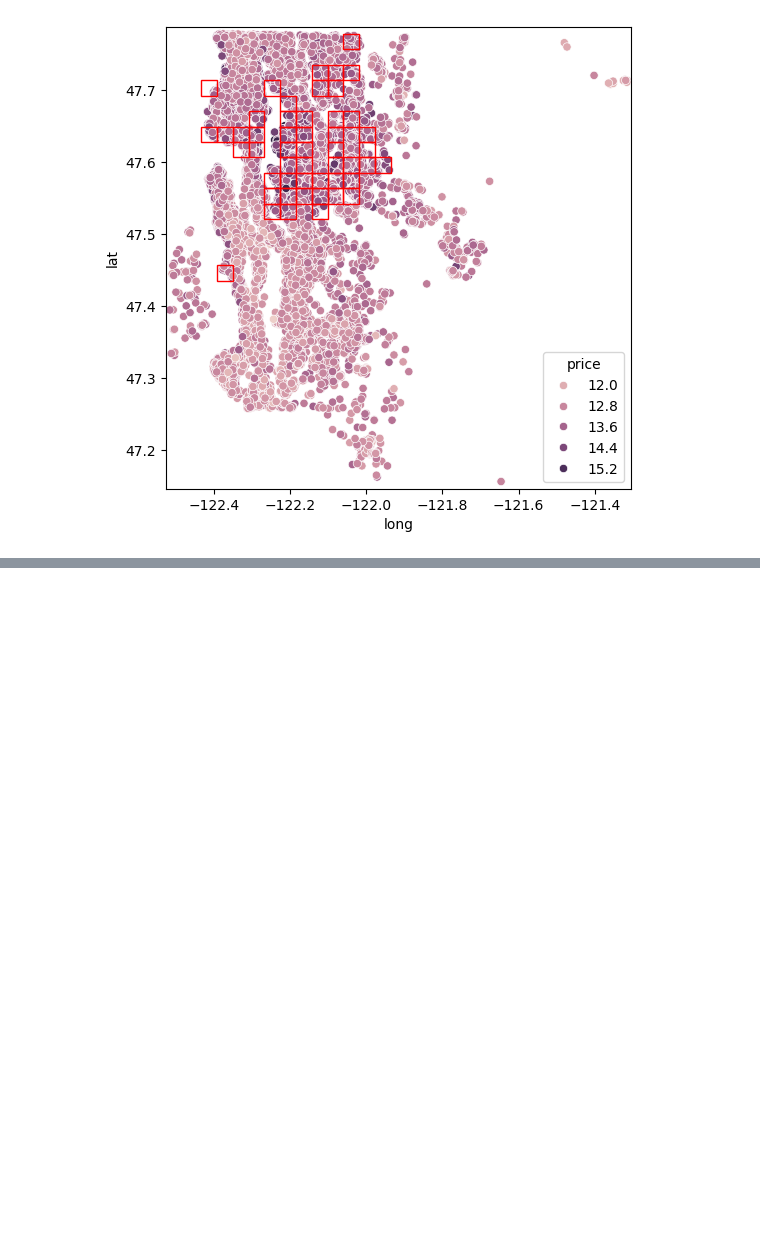
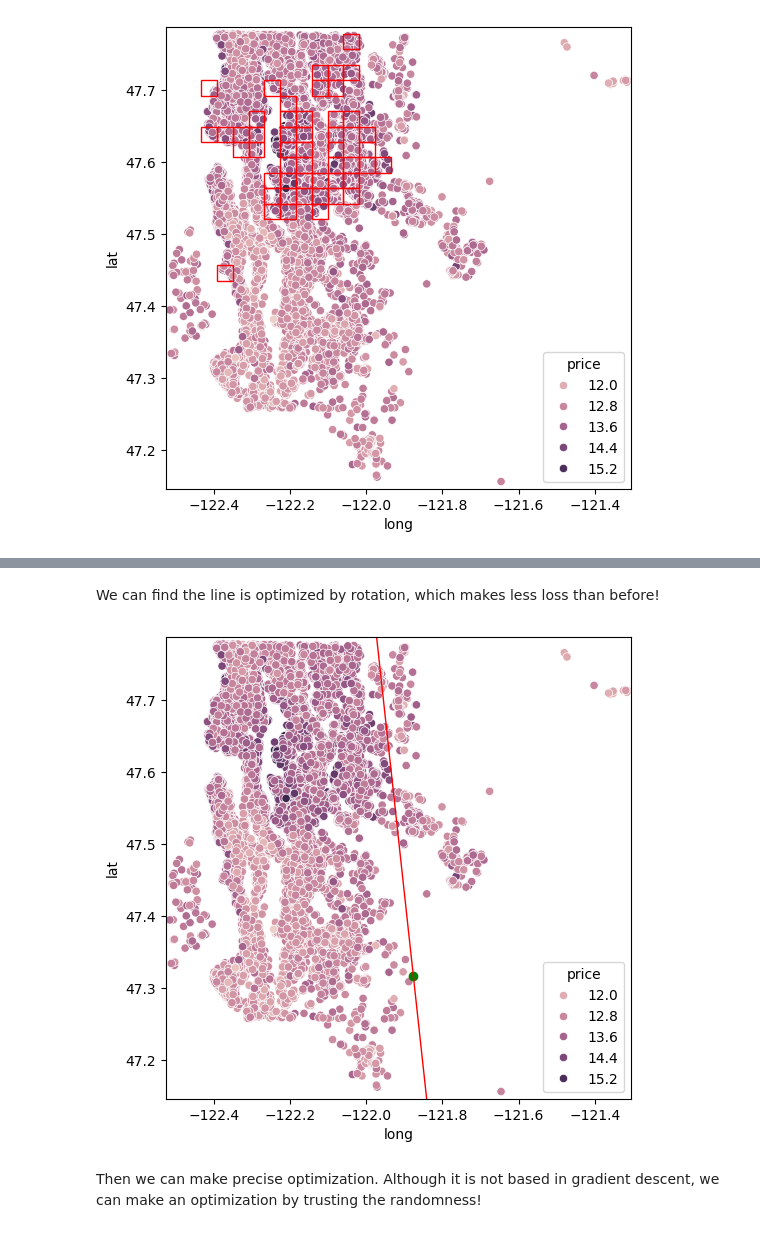
Before and after one commit to wognsths/house_price_prediction_only_spatial_data, a Jupyter notebook: Feature_extraction.ipynb, the cells around one changed output, grey strips where cells are left out. Drawn from its saved outputs; the diff is of its cells as text; code cells hidden in the pictures; blank space fills up the shorter version.

```diff
--- a/Feature_extraction.ipynb
+++ b/Feature_extraction.ipynb
@@ -282,3 +282,14 @@ def get_k_lines(iteration,
     idxarr = np.argsort(loss_list)[:k]
     lossarr = np.sort(loss_list)[:k]
     return idxarr, lossarr, data_list, info_list
+# %%
+def vector_rotater(start, end, theta):
+    midpoint_vector = (start + end) / 2
+    start0 = start - midpoint_vector
+    end0 = end - midpoint_vector
+    rotate_matrix = np.array([[np.cos(theta), -np.sin(theta)],
+                              [np.sin(theta), np.cos(theta)]])
+    start0_rotated = np.dot(rotate_matrix, start0)
+    end0_rotated = np.dot(rotate_matrix, end0)
+
+    return start0_rotated + midpoint_vector, end0_rotated + midpoint_vector
@@ -314,3 +359,13 @@ idxarr, lossarr, data_list, info_list = get_k_lines(100,
+# %%
+loss, df, vec = Volatility_Optimizer(np.array(info_list[0][0]),
+                     np.array(info_list[0][1]),
+                     max_angle = 30,
+                     N_movement = 4,
+                     current_loss = lossarr,
+                     option_algorithm = "randomforest",
+                     spatial_data = spatial_info,
+                     target = target
+                     )
 # %%
 def draw_line(start, end, x_area, y_area, target):
     x = x_area
@@ -361,0 +400,8 @@ draw_line(info_list[1][0], info_list[1][1], X_train['long'], X_train['lat'], tar
+# %% [markdown]
+We can find the line is optimized by rotation, which makes less loss than before!
+# %%
+draw_line(vec[0], vec[1], X_train['long'], X_train['lat'], target)
+# %% [output]
+[figure, added]
+# %% [markdown]
+Then we can make precise optimization. Although it is not based in gradient descent, we can make an optimization by trusting the randomness!
```
Also changed, not shown: parts of 5 cells of this notebook.
